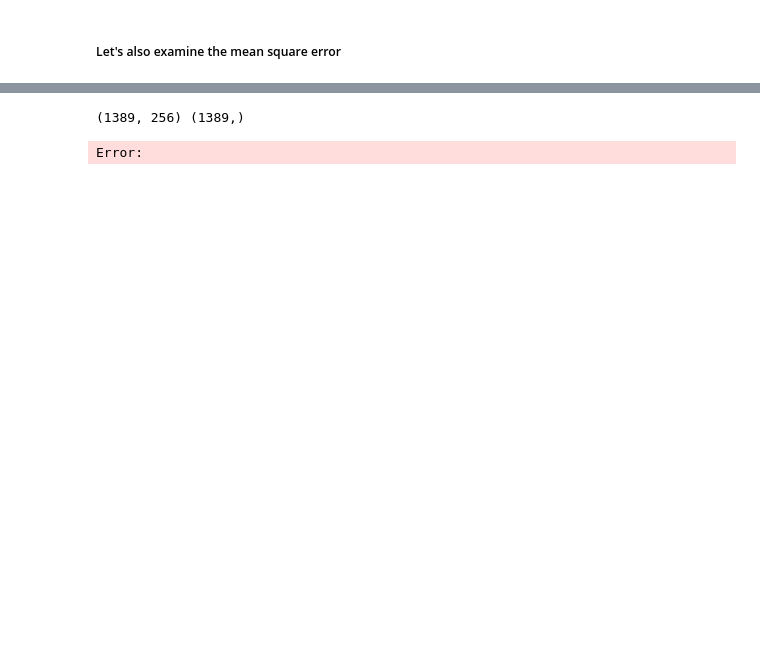
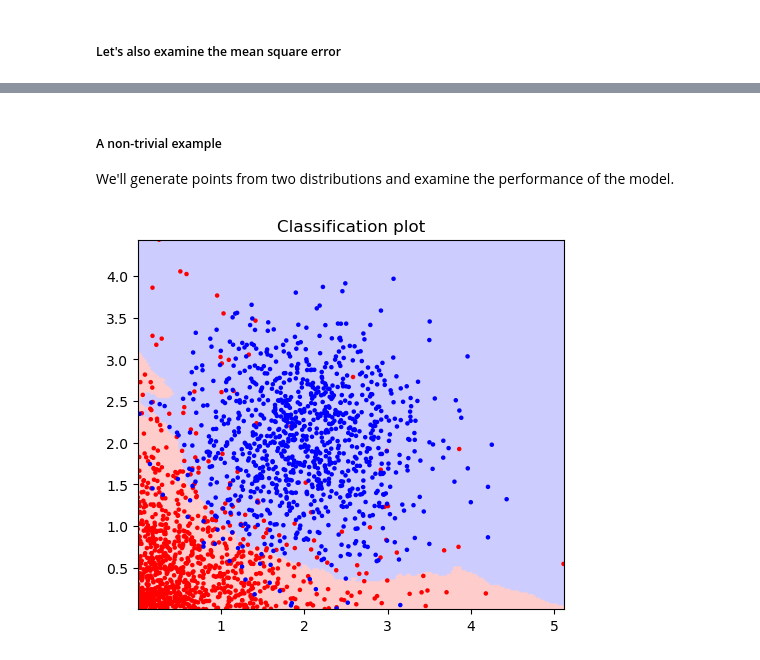
Before and after one commit to gg4fake/ML-etc, a Jupyter notebook: K_means.ipynb, the cells around one changed output, grey strips where cells are left out. Drawn from its saved outputs; the diff is of its cells as text; code cells hidden in the pictures; blank space fills up the shorter version.

```diff
--- a/K_means.ipynb
+++ b/K_means.ipynb
@@ -80,14 +79,0 @@ plt.show()
-# %%
-train_data = np.loadtxt("zip.train")  # or "zip.test"
-X_train = train_data[:, 1:]  # pixels
-y_train = train_data[:, 0]   # labels
-
-mask = (y_train == 3) | (y_train == 2)
-X_train=X_train[mask]
-y_train=y_train[mask]
-
-
-y_train=(y_train == 3).astype(int)
-print(X_train.shape, y_train.shape)
-# %% [output]
-(1389, 256) (1389,)
@@ -116,20 +80,46 @@ from IPython.display import clear_output
-# %%
-sums=[]
-for k in range(1,40):
-    k_sum=0
-    for i in range(len(y_train)):
-        k_sum+=(y_train[i]-binary_classifier(
-            K_nearest_neighbors(k, X_train[i,:], X_train, y_train)
-            ))**2
-
-    clear_output(wait=True)
-    sums.append(k_sum/len(y_train))
-    print(k)
-
-clear_output(wait=True)
-
-plt.plot(sums)
-plt.title("Missclass rates per degrees of freedom")
-plt.show()
-# %% [output]
-Error:
+# %% [markdown]
+##### A non-trivial example
+
+
+We'll generate points from two distributions and examine the performance of the model.
+# %%
+# Points
+
+
+red_size=1000
+reds = np.random.exponential(scale=0.65, size=(red_size,2))
+
+blue_size=1000
+blues = np.abs(np.random.normal(loc=2, scale=0.7, size=(blue_size,2)))
+
+
+
+xs = np.linspace(min_xmin, max_xmax, 200)
+ys = np.linspace(min_ymin,max_ymax, 200)
+Z = np.zeros((len(ys), len(xs)))
+
+points = np.concatenate((reds, blues))
+labels = np.concatenate((np.zeros(red_size), np.ones(blue_size)))
+
+
+
+min_xmin=min(points[:,0])
+max_xmax=max(points[:,0])
+
+min_ymin=min(points[:,1])
+max_ymax=max(points[:,1])
+
+
+
+
+for i, y in enumerate(ys):
+    for j, x in enumerate(xs):
+        Z[i, j] = K_neighbor_mean(x,y,points[:,0], points[:,1], labels, 25)<0.5
+
+
+plt.imshow(Z,origin="lower",extent=(min_xmin,max_xmax,min_ymin,max_ymax),cmap='bwr',alpha=0.2)
+plt.scatter(points[:,0],points[:,1], c=labels, cmap='bwr_r',s=5)
+plt.title("Classification plot")
+plt.show()
+# %% [output]
+[figure, added]
```
Also changed, not shown: parts of 6 cells of this notebook.
